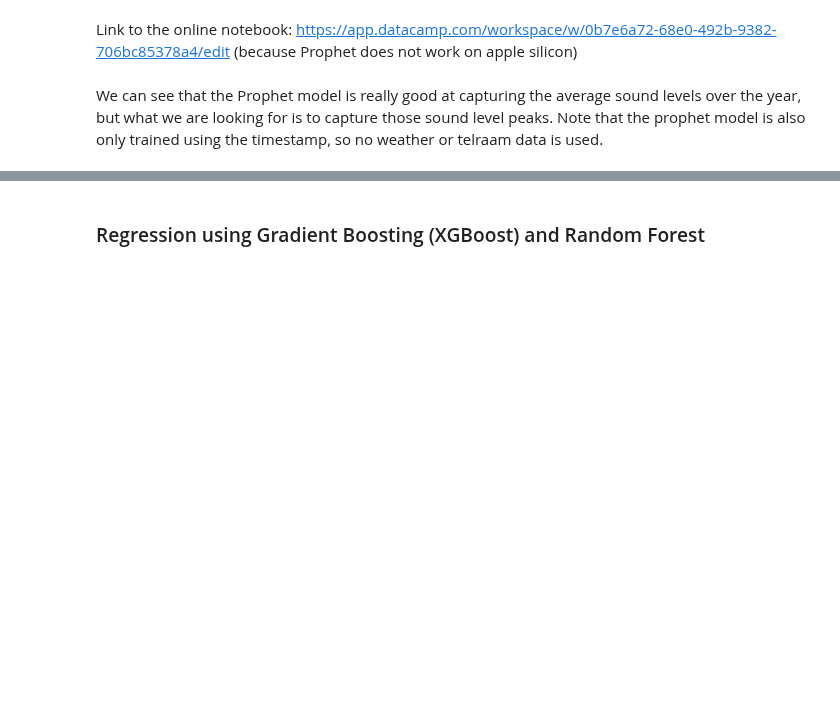
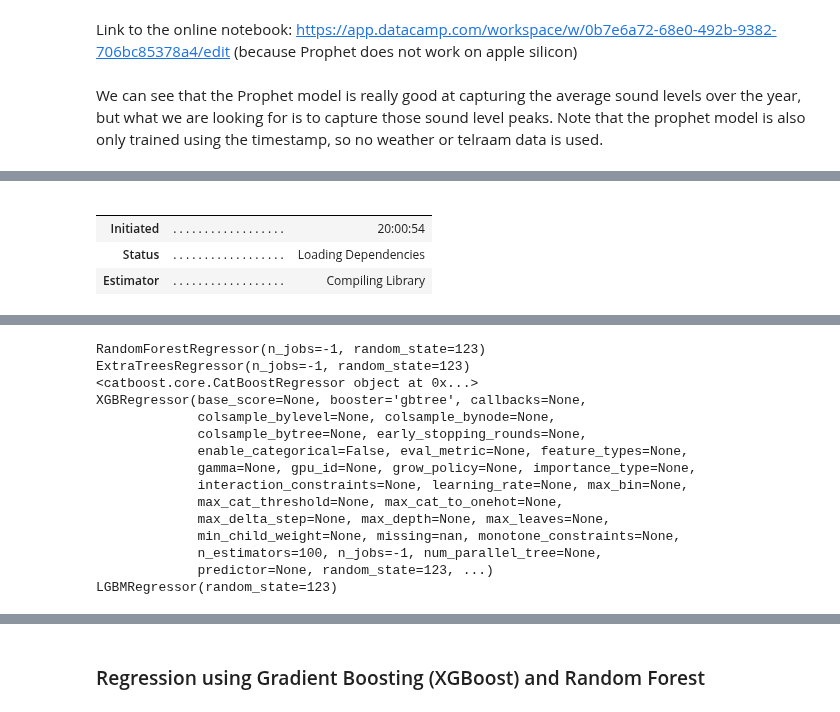
Before and after one commit to vavald/MDA_Switzerland, a Jupyter notebook: Final Notebooks/Noise_Model.ipynb, the cells around one changed output, grey strips where cells are left out. Drawn from its saved outputs; the diff is of its cells as text; code cells hidden in the pictures; blank space fills up the shorter version.

Commit message:
Added to Noise_model and data_cleaning

```diff
--- a/Final Notebooks/Noise_Model.ipynb
+++ b/Final Notebooks/Noise_Model.ipynb
@@ -53,0 +91,13 @@ We can see that the Prophet model is really good at capturing the average sound
+# %%
+top_models = compare_models(n_select = 5)
+print(top_models[0])
+print(top_models[1])
+print(top_models[2])
+print(top_models[3])
+print(top_models[4])
+# %% [output]
+|  |  |  |
+|  |  |  |
+| Initiated | . . . . . . . . . . . . . . . . . . | 20:00:54 |
+| Status | . . . . . . . . . . . . . . . . . . | Loading Dependencies |
+| Estimator | . . . . . . . . . . . . . . . . . . | Compiling Library |
@@ -53,0 +105,15 @@ We can see that the Prophet model is really good at capturing the average sound
+RandomForestRegressor(n_jobs=-1, random_state=123)
+ExtraTreesRegressor(n_jobs=-1, random_state=123)
+<catboost.core.CatBoostRegressor object at 0x...>
+XGBRegressor(base_score=None, booster='gbtree', callbacks=None,
+             colsample_bylevel=None, colsample_bynode=None,
+             colsample_bytree=None, early_stopping_rounds=None,
+             enable_categorical=False, eval_metric=None, feature_types=None,
+             gamma=None, gpu_id=None, grow_policy=None, importance_type=None,
+             interaction_constraints=None, learning_rate=None, max_bin=None,
+             max_cat_threshold=None, max_cat_to_onehot=None,
+             max_delta_step=None, max_depth=None, max_leaves=None,
+             min_child_weight=None, missing=nan, monotone_constraints=None,
+             n_estimators=100, n_jobs=-1, num_parallel_tree=None,
+             predictor=None, random_state=123, ...)
+LGBMRegressor(random_state=123)
```
Also changed, not shown: parts of 9 cells of this notebook, 6 other files.
